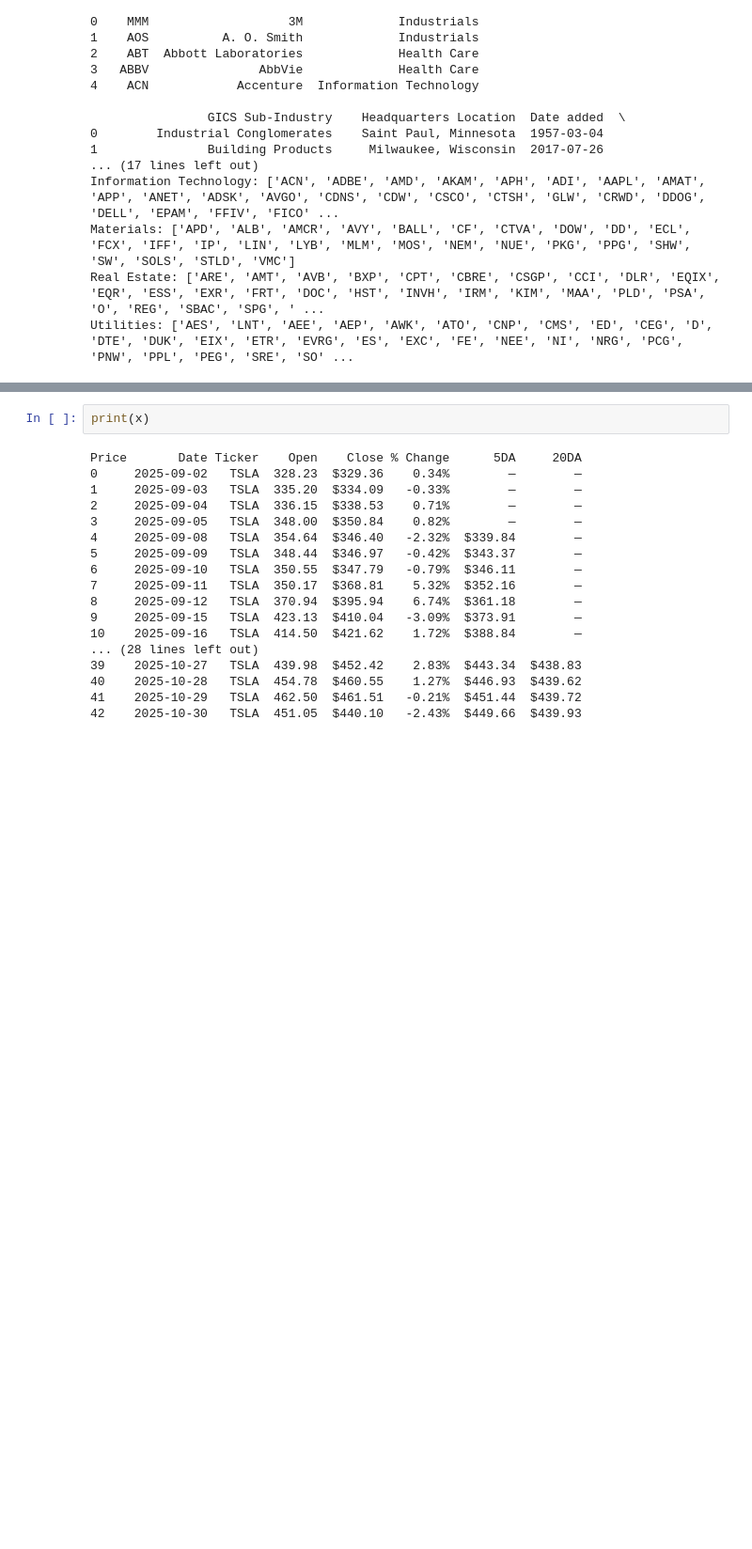
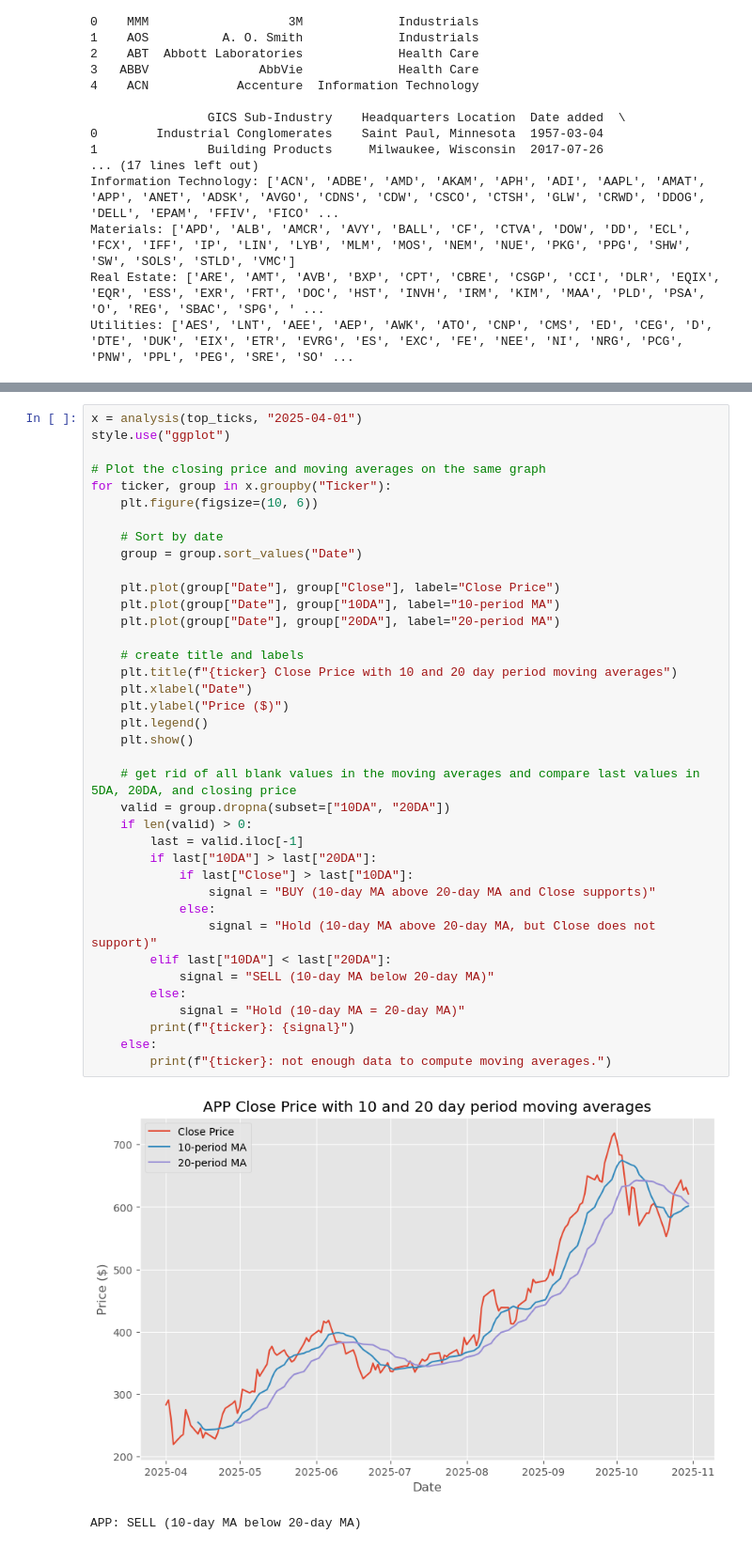
Before and after one commit to LeonCalef/Capstone-final, a Jupyter notebook: Capstone_project_tests.ipynb, the cells around one changed output, grey strips where cells are left out. Shown at 94% size. Saved outputs shown, nothing was run; the diff lists cells and outputs as text; blank space fills up the shorter version.

```diff
--- a/Capstone_project_tests.ipynb
+++ b/Capstone_project_tests.ipynb
@@ -316,20 +259,41 @@ print(industry_results)
-# %%
-print(x)
-# %% [output]
-Price       Date Ticker    Open    Close % Change      5DA     20DA
-0     2025-09-02   TSLA  328.23  $329.36    0.34%        —        —
-1     2025-09-03   TSLA  335.20  $334.09   -0.33%        —        —
-2     2025-09-04   TSLA  336.15  $338.53    0.71%        —        —
-3     2025-09-05   TSLA  348.00  $350.84    0.82%        —        —
-4     2025-09-08   TSLA  354.64  $346.40   -2.32%  $339.84        —
-5     2025-09-09   TSLA  348.44  $346.97   -0.42%  $343.37        —
-6     2025-09-10   TSLA  350.55  $347.79   -0.79%  $346.11        —
-7     2025-09-11   TSLA  350.17  $368.81    5.32%  $352.16        —
-8     2025-09-12   TSLA  370.94  $395.94    6.74%  $361.18        —
-9     2025-09-15   TSLA  423.13  $410.04   -3.09%  $373.91        —
-10    2025-09-16   TSLA  414.50  $421.62    1.72%  $388.84        —
-... (28 lines left out)
-39    2025-10-27   TSLA  439.98  $452.42    2.83%  $443.34  $438.83
-40    2025-10-28   TSLA  454.78  $460.55    1.27%  $446.93  $439.62
-41    2025-10-29   TSLA  462.50  $461.51   -0.21%  $451.44  $439.72
-42    2025-10-30   TSLA  451.05  $440.10   -2.43%  $449.66  $439.93
+# %%
+x = analysis(top_ticks, "2025-04-01")
+style.use("ggplot")
+
+# Plot the closing price and moving averages on the same graph
+for ticker, group in x.groupby("Ticker"):
+    plt.figure(figsize=(10, 6))
+
+    # Sort by date
+    group = group.sort_values("Date")
+
+    plt.plot(group["Date"], group["Close"], label="Close Price")
+    plt.plot(group["Date"], group["10DA"], label="10-period MA")
+    plt.plot(group["Date"], group["20DA"], label="20-period MA")
+
+    # create title and labels
+    plt.title(f"{ticker} Close Price with 10 and 20 day period moving averages")
+    plt.xlabel("Date")
+    plt.ylabel("Price ($)")
+    plt.legend()
+    plt.show()
+
+    # get rid of all blank values in the moving averages and compare last values in 5DA, 20DA, and closing price
+    valid = group.dropna(subset=["10DA", "20DA"])
+    if len(valid) > 0:
+        last = valid.iloc[-1]
+        if last["10DA"] > last["20DA"]:
+            if last["Close"] > last["10DA"]:
+                signal = "BUY (10-day MA above 20-day MA and Close supports)"
+            else:
+                signal = "Hold (10-day MA above 20-day MA, but Close does not support)"
+        elif last["10DA"] < last["20DA"]:
+            signal = "SELL (10-day MA below 20-day MA)"
+        else:
+            signal = "Hold (10-day MA = 20-day MA)"
+        print(f"{ticker}: {signal}")
+    else:
+        print(f"{ticker}: not enough data to compute moving averages.")
+# %% [output]
+[figure, added]
+APP: SELL (10-day MA below 20-day MA)
```
Also changed, not shown: parts of 7 cells of this notebook.
